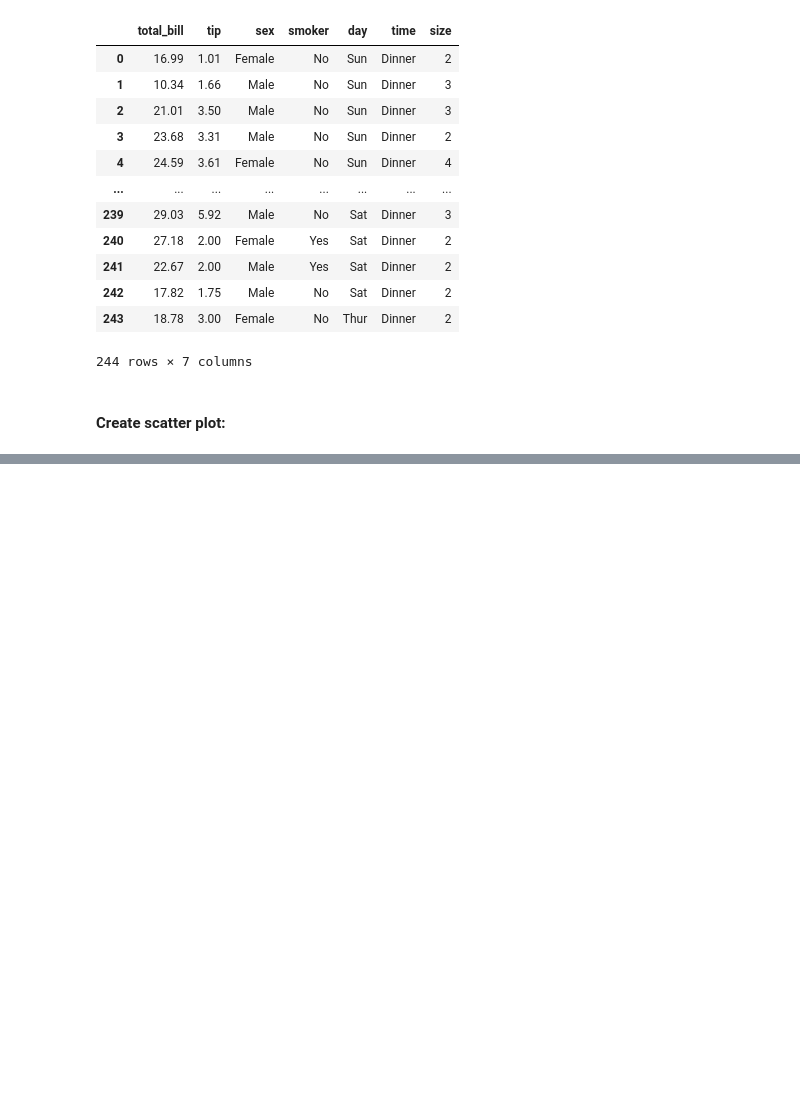
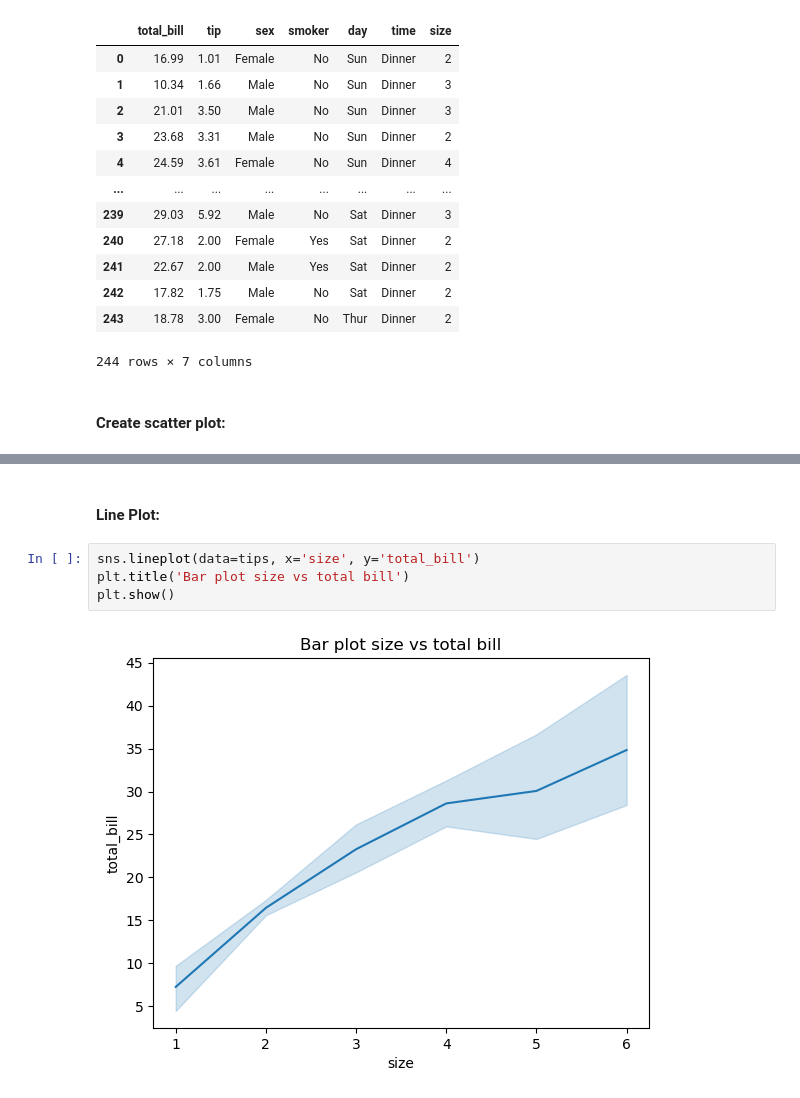
Before and after one commit to ganeshbgunjal/Python2, a Jupyter notebook: 10 Data Analysis with Numpy and Pandas/6 Data Visualisation with Seaborn.ipynb, the cells around one changed output, grey strips where cells are left out. Cells and saved outputs as stored; diff of their text form; blank space fills up the shorter version.

```diff
--- a/10 Data Analysis with Numpy and Pandas/6 Data Visualisation with Seaborn.ipynb
+++ b/10 Data Analysis with Numpy and Pandas/6 Data Visualisation with Seaborn.ipynb
@@ -45,0 +46,8 @@ plt.show()
+# %% [markdown]
+#### Line Plot:
+# %%
+sns.lineplot(data=tips, x='size', y='total_bill')
+plt.title('Bar plot size vs total bill')
+plt.show()
+# %% [output]
+[figure, added]
```
Also changed, not shown: parts of 11 cells of this notebook.
